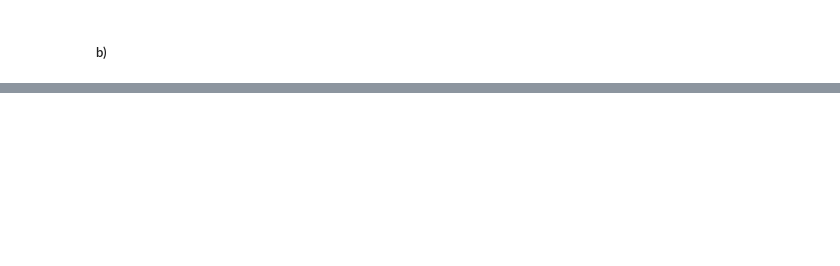
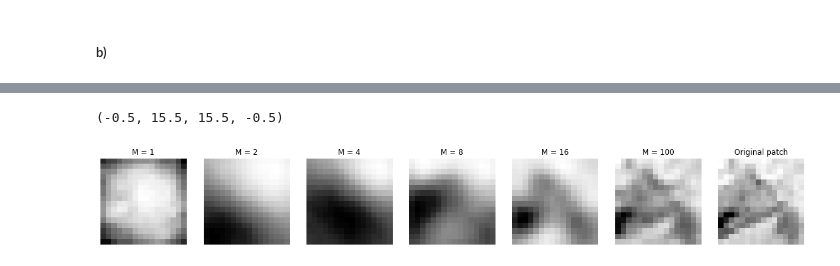
Before and after one commit to iyhabz/MI_2, a Jupyter notebook: Ue_1/sheet01_solved.ipynb, the cells around one changed output, grey strips where cells are left out. Drawn from its saved outputs; the diff is of its cells as text; code cells hidden in the pictures; blank space fills up the shorter version.

```diff
--- a/Ue_1/sheet01_solved.ipynb
+++ b/Ue_1/sheet01_solved.ipynb
@@ -293,0 +402,23 @@ for ax in axes.flatten():
+# %%
+img_ni_patches = imgs_n_patches[0]
+
+# Center data (using same mean as for performing the eigen-decomposition)
+img_ni_patches_centered = img_ni_patches - np.expand_dims(mean_n, axis = 1)
+
+# Transforms data using eigenvectors
+img_ni_patches_transformed = np.dot(eig_vector_n_sorted.T, img_ni_patches_centered)
+
+# Projection of the patches of the image into single PC subspaces for the first 100 PCs
+patches_n_single_projections = np.zeros((100, img_ni_patches.shape[0], img_ni_patches.shape[1]))
+for i in range(100):
+    ei = eig_vector_n_sorted[:, i] # i-th eigenvector
+    project_space = np.array([ui*ei for ui in img_ni_patches_transformed[i]]).T # projection to the space spanned by the i-th eigenvector
+    patches_n_single_projections[i] = project_space
+
+# Projects into the first M spaces by considering the cases M =1,2,4,8,16 and 100
+M_list = [1,2,4,8,16,100]
+patches_n_M_projections =  np.zeros((len(M_list), img_ni_patches.shape[0], img_ni_patches.shape[1]))
+
+for (i,M) in enumerate(M_list):
+    # picks a particular M and sums all single projections up to M
+    patches_n_M_projections[i] = np.sum(patches_n_single_projections[:M], axis = 0)
@@ -293,0 +433,25 @@ for ax in axes.flatten():
+# %%
+# Same category
+
+# Picks random patch
+patch_number = np.random.randint(img_ni_patches.shape[1])
+patch = img_ni_patches[:, patch_number]
+
+# Picks corresponding projected patch into the 6 different subspaces
+projected_patch = patches_n_M_projections[:, :, patch_number]
+
+# Visualizes the original patch and its 6 different projections
+fig, axes = plt.subplots(1, 7, figsize=(20, 12))
+for (i, ax) in enumerate(axes.flatten()[:6]):
+    plt.sca(ax)
+    plt.imshow(projected_patch[i, :].reshape(16, 16), cmap='Greys')
+    plt.title(f"M = {M_list[i]}")
+    plt.axis('off')
+
+plt.sca(axes[6])
+plt.imshow(patch.reshape(16, 16), cmap='Greys')
+plt.title(f"Original patch")
+plt.axis('off')
+# %% [output]
+(-0.5, 15.5, 15.5, -0.5)
+[figure, added]
```
Also changed, not shown: parts of 14 cells of this notebook, 6 other files.
